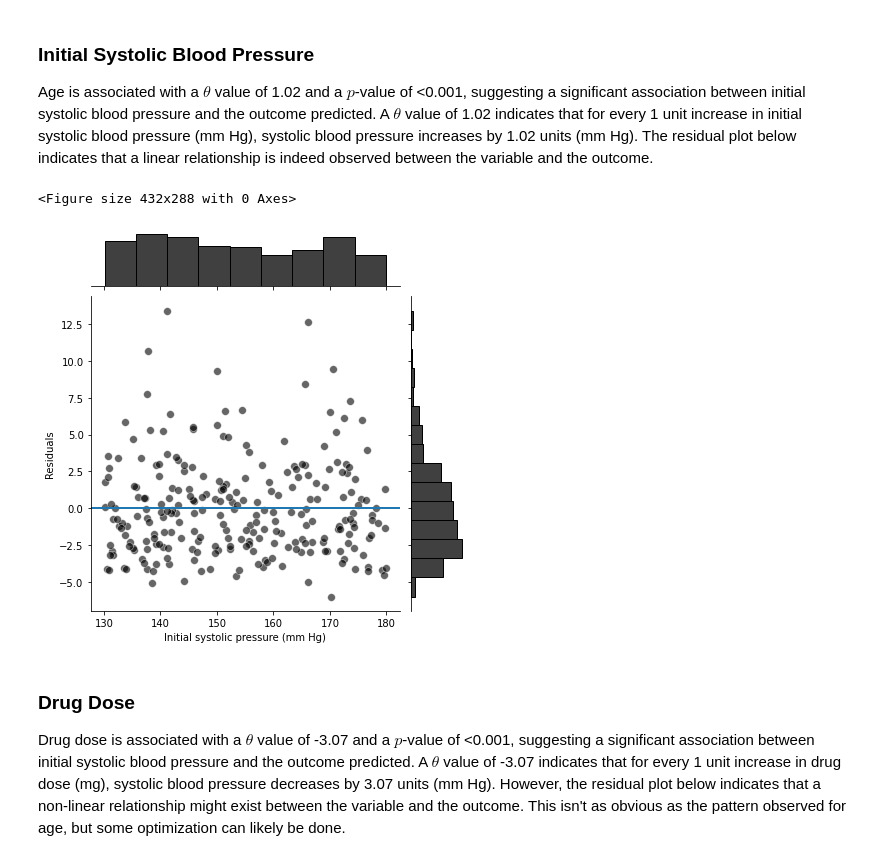
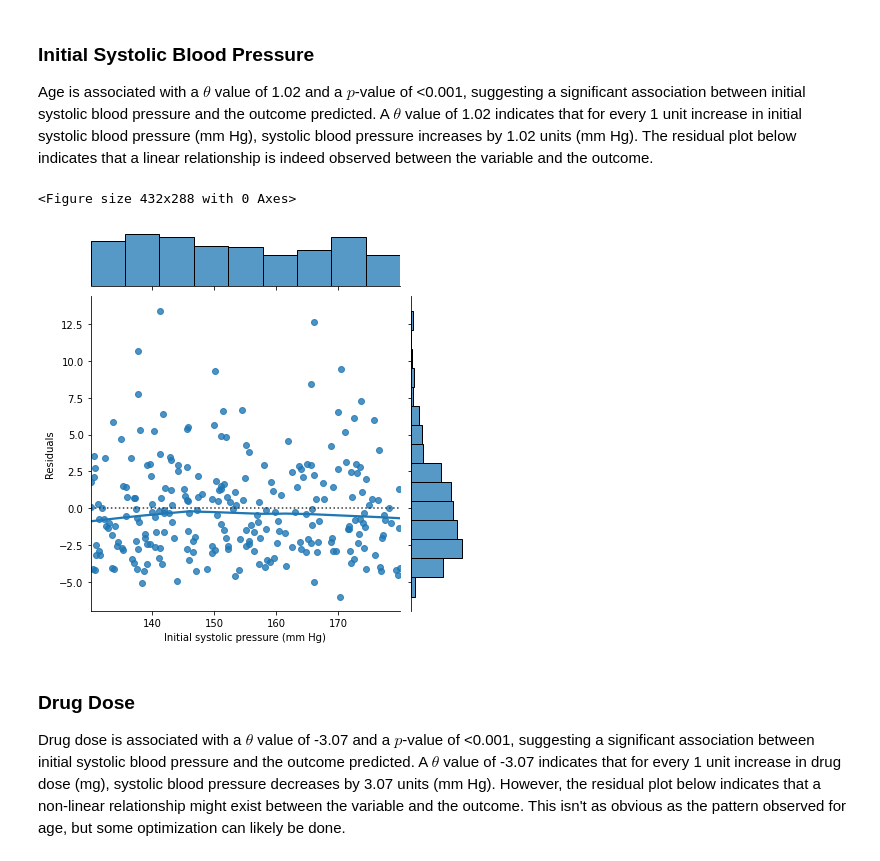
Before and after one commit to BrentonGraham/biomedical-ml-anschutz, a Jupyter notebook: 1. Linear Regression/LinearRegression.ipynb, the cells around one changed output. Saved outputs shown, nothing was run; the diff lists cells and outputs as text; code cells hidden in the pictures.

Commit message:
Adjust residual plots (add lowess)

```diff
--- a/1. Linear Regression/LinearRegression.ipynb
+++ b/1. Linear Regression/LinearRegression.ipynb
@@ -114,16 +114,12 @@ Adjusted R-squared: 0.96
 # Model Diagnostics & Discussion
 # %%
 # Function to plot scatterplot; boolean flag used to display variable distributions (or not)
-def res_scatter(df, x_col, y_col, joint_plot: bool):
+def res_scatter(df, x_col, y_col):
     plt.figure()
-    if joint_plot:
-        plot = sns.jointplot(data=data, x=x_col, y=y_col, color="k", alpha=0.6, edgecolor="white", s=60)
-        plot.ax_joint.axhline(y=0, lw=2)
-        plt.show()
-    else:
-        plot = sns.scatterplot(data=data, x=x_col, y=y_col, color="k", alpha=0.6, edgecolor="none", s=60)
-        plot.axhline(y=0, lw=2)
-        plt.show()
+    g = sns.JointGrid(data=data, x=x_col, y=y_col)
+    g.plot_joint(sns.residplot, lowess=True)
+    g.plot_marginals(sns.histplot)
+    plt.show()
 # %% [markdown]
 ## Residuals vs Predicted Outcome
 The residual distribution is not evenly/normally distributed around zero. The skew exists due to outlier residual values above the y axis - these are observations in which the model underpredicted the true value.
@@ -155,10 +151,10 @@ res_scatter(df=data, x_col='Sex (0:female, 1:male)', y_col='Residuals', joint_pl
 ### Initial Systolic Blood Pressure
 Age is associated with a $\theta$ value of 1.02 and a $p$-value of <0.001, suggesting a significant association between initial systolic blood pressure and the outcome predicted. A $\theta$ value of 1.02 indicates that for every 1 unit increase in initial systolic blood pressure (mm Hg), systolic blood pressure increases by 1.02 units (mm Hg). The residual plot below indicates that a linear relationship is indeed observed between the variable and the outcome.
 # %%
-res_scatter(df=data, x_col='Initial systolic pressure (mm Hg)', y_col='Residuals', joint_plot=True)
+res_scatter(df=data, x_col='Initial systolic pressure (mm Hg)', y_col='Residuals')
 # %% [output]
 <Figure size 432x288 with 0 Axes>
-[figure, old version]
+[figure, new version]
 # %% [markdown]
 ### Drug Dose
 Drug dose is associated with a $\theta$ value of -3.07 and a $p$-value of <0.001, suggesting a significant association between initial systolic blood pressure and the outcome predicted. A $\theta$ value of -3.07 indicates that for every 1 unit increase in drug dose (mg), systolic blood pressure decreases by 3.07 units (mm Hg). However, the residual plot below indicates that a non-linear relationship might exist between the variable and the outcome. This isn't as obvious as the pattern observed for age, but some optimization can likely be done.
```
Also changed, not shown: parts of 20 cells of this notebook.
